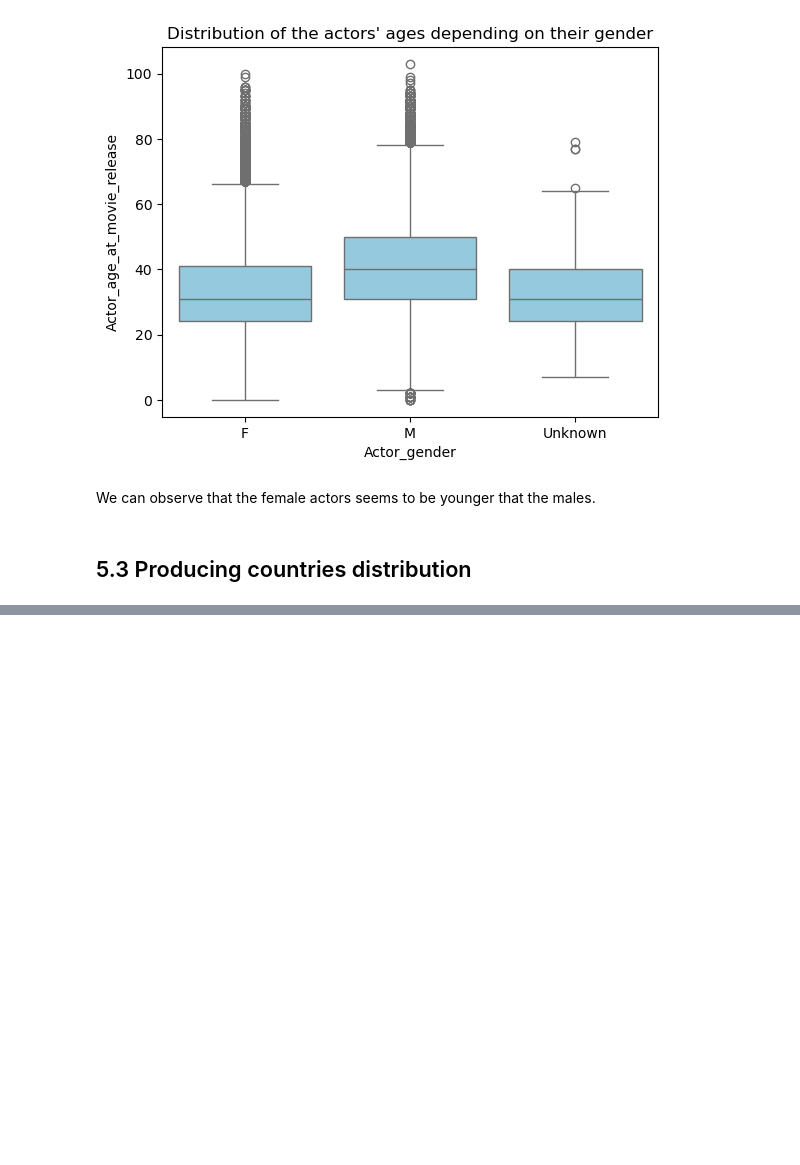
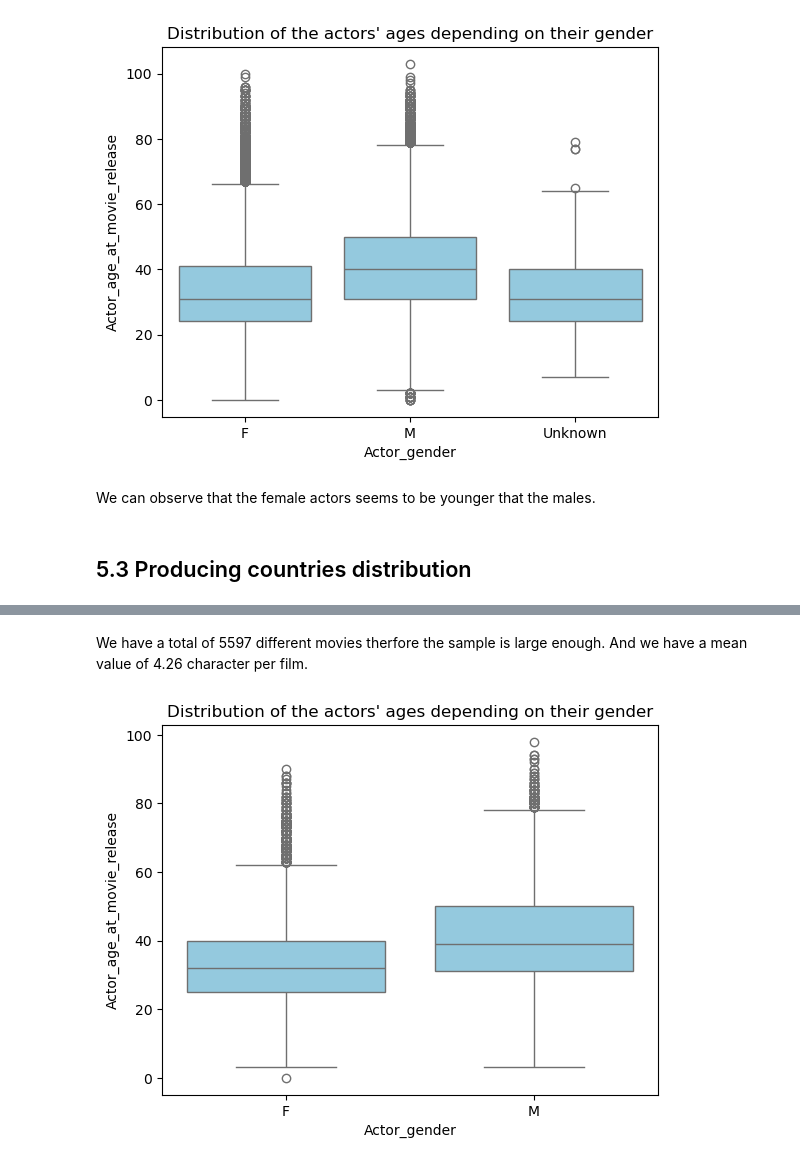
Before and after one commit to epfl-ada/ada-2024-project-ecureuilscosmiques24, a Jupyter notebook: projet_ADA.ipynb, the cells around one changed output, grey strips where cells are left out. Saved outputs shown, nothing was run; the diff lists cells and outputs as text; code cells hidden in the pictures; blank space fills up the shorter version.

```diff
--- a/projet_ADA.ipynb
+++ b/projet_ADA.ipynb
@@ -7,7 +7,7 @@ import seaborn as sns
 import ast
 # %%
 #data_folder = "C:/Users/bapti/ADA2024-projet/MovieSummaries/"
-data_folder = "C:/Users/thoma/Documents/ADA_Projet_Data/MovieSummaries/"
+data_folder = "C:/Users/cricl/PROJADA/MovieSummaries/MovieSummaries/"
 ########### A CHANGER LE PATH DU FOLDER ##################
 # %%
 try:
@@ -441,0 +441,10 @@ top_countries.head(5)
+# %%
+col2drop = ['Actor_name','Character_name','Actor_date_of_birth','Freebase_character_actor_map_ID','Freebase_character_ID','Freebase_actor_ID','Wikipedia_movie_ID','Freebase_movie_ID']
+#final_df = merged_df.dropna(subset=['Movie_release_date', 'Main_country', 'Main_genre', 'Actor_age_at_movie_release', 'Movie_box_office_revenue']).drop(columns=col2drop)
+df2 = merged_df.drop(columns=col2drop)
+#print(df2.loc[(df2['Actor_gender'] == "Unknown") & (df2["Movie_release_date"].notnull())])
+df2=df2.dropna()
+#print(df2.loc[(df2['Actor_gender'] == "Unknown") & (df2["Movie_release_date"].notnull())])
+print("Shape of the merged dataset after cleaning: ", df2.shape)
+a = df2.groupby('Movie_name')['Movie_name'].count()
+a.describe()
@@ -441,0 +483,8 @@ top_countries.head(5)
+# %% [markdown]
+We have a total of 5597 different movies therfore the sample is large enough. And we have a mean value of 4.26 character per film.
+# %%
+sns.boxplot(x=df2["Actor_gender"], y=df2["Actor_age_at_movie_release"], data=df2,color='skyblue')
+plt.title("Distribution of the actors' ages depending on their gender")
+plt.show()
+# %% [output]
+[figure, added]
```
Also changed, not shown: parts of 15 cells of this notebook.
